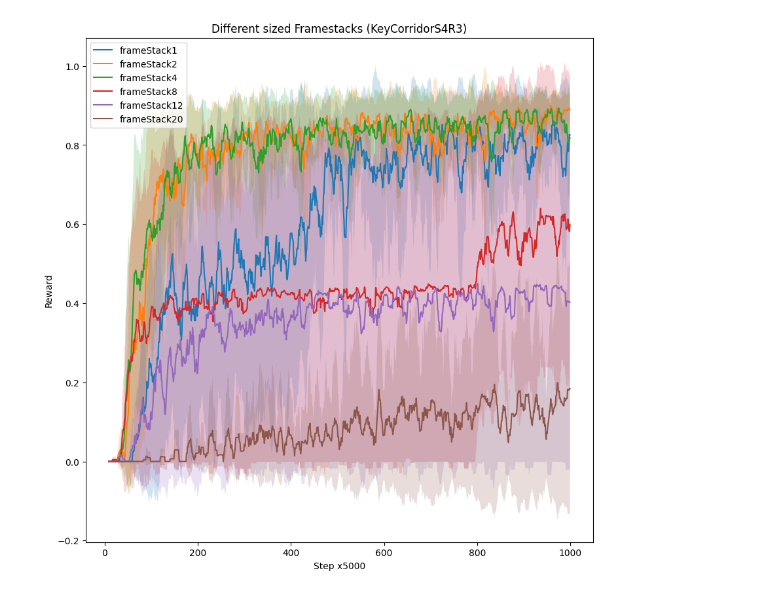
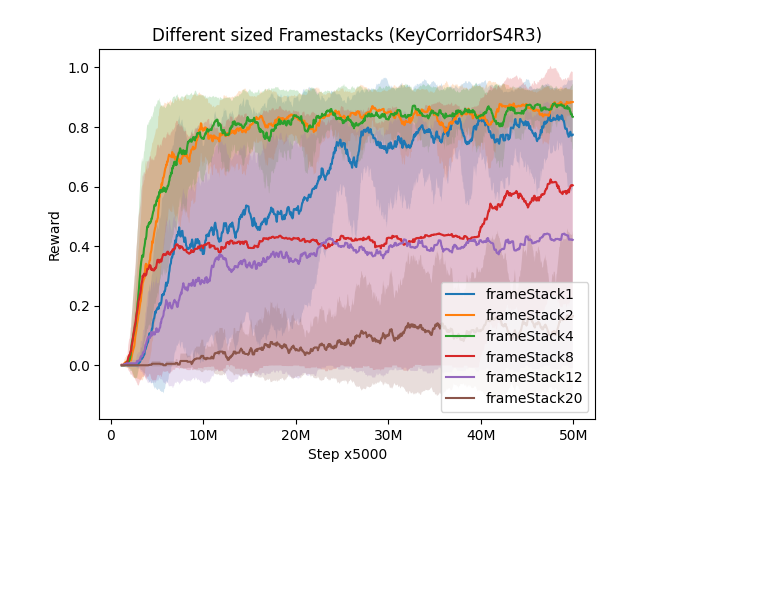
Before and after one commit to Koen-Git/AGAC_v2, a Jupyter notebook: full_exp_logs/diagrams.ipynb, the cells around one changed output. Cells and saved outputs as stored; diff of their text form; code cells hidden in the pictures; blank space fills up the shorter version.

Commit message:
images

```diff
--- a/full_exp_logs/diagrams.ipynb
+++ b/full_exp_logs/diagrams.ipynb
@@ -12,6 +12,15 @@ env_folders = {
     "MultiRoom-N10-S6": "room", # MultiRoom-N10-S6
     "ObstructedMaze-2Q": "maze", # ObstructedMaze-2Q
     # "Framestack_KeyCorrS4R3": "framestack", # On KeyCorridorS4R3, testing different framestack sizes
+}
+
+tick_labels = {
+    "KeyCorridorS3R3": (np.arange(0, 1100, 333), ["0", "10M", "20M", "30M"]), # KeyCorridorS3R3 | no test with old random method (only with normal distrubution)
+    "KeyCorridorS4R3": (np.arange(0, 1100, 200), ["0", "10M", "20M", "30M", "40M", "50M"]), # KeyCorridorS4R3
+    "KeyCorridorS6R3": (np.arange(0, 1100, 200), ["0", "20M", "40M", "60M", "80M", "100M"]), # KeyCorridorS6R3
+    "MultiRoom-N10-S6": (np.arange(0, 1100, 250), ["0", "10M", "20M", "30M", "40M"]), # MultiRoom-N10-S6
+    "ObstructedMaze-2Q": (np.arange(0, 1100, 200), ["0", "20M", "40M", "60M", "80M", "100M"]), # ObstructedMaze-2Q
+    "Framestack_KeyCorrS4R3": (np.arange(0, 1100, 200), ["0", "10M", "20M", "30M", "40M", "50M"]), # On KeyCorridorS4R3, testing different framestack sizes
 }
 
 ORIGINAL = "oldFalse_normalFalse"
@@ -27,7 +36,7 @@ def get_csv_files(dir_path):
                 csv_files.append(os.path.join(root, file))
     return csv_files
 # %%
-SMOOTHING = 10
+SMOOTHING = 25
 
 for exp_name, folder in env_folders.items():
     results = {
@@ -63,8 +72,11 @@ for exp_name, folder in env_folders.items():
     plt.plot(mean_std["newNormal"][0], label="newNormal")
     plt.fill_between(range(len(mean_std["newNormal"][0])),mean_std["newNormal"][0] - mean_std["newNormal"][1],mean_std["newNormal"][0] + mean_std["newNormal"][1],alpha=0.2)
     plt.legend()
-    plt.ylabel("Reward")
-    plt.xlabel("Step x(4000/5000/10000)")
+    plt.ylabel("Average Return")
+    plt.xlabel("Number of Timesteps")
+    # plt.xlim(0, 4000)
+    plt.xticks(*tick_labels[exp_name])
     plt.title(exp_name)
+    plt.savefig(f"{exp_name}.png", dpi=300)
     plt.show()
 # %% [output]
@@ -76,36 +88,37 @@ for exp_name, folder in env_folders.items():
 # %%
-SMOOTHING = 10
+SMOOTHING = 25
 frame = {
     "frameStack1": [],
     "frameStack2": [],
     "frameStack4": [],
     "frameStack8": [],
     "frameStack12": [],
     "frameStack20": [],
 }
 mean_std = {}
 
 csv_files = get_csv_files(os.path.join(DATA_FOLDER, "framestack"))
 for csv_file in csv_files:
     for key in reversed(frame.keys()):
         if key in csv_file:
             frame[key].append(pd.read_csv(csv_file, header=0, names=["wall_time", "step", "reward"])["reward"])
             break
 
 mean_std = {}
 for key, value in frame.items():
     mean_std[key] = (
         pd.Series(np.mean(value, axis=0)).rolling(SMOOTHING).mean(),
         pd.Series(np.std(value, axis=0)).rolling(SMOOTHING).mean()
     )
-plt.figure(figsize=(10, 10))
+# plt.figure(figsize=(10, 10))
 for key, value in mean_std.items():
     plt.plot(value[0], label=key)
     plt.fill_between(range(len(value[0])),value[0] - value[1],value[0] + value[1],alpha=0.2)
 plt.legend()
 plt.ylabel("Reward")
 plt.xlabel("Step x5000")
+plt.xticks(*tick_labels["Framestack_KeyCorrS4R3"])
 plt.title("Different sized Framestacks (KeyCorridorS4R3)")
 plt.show()
 # %% [output]
-[figure, old version]
+[figure, new version]
```
Also changed, not shown: parts of 1 cell of this notebook, 12 other files.
